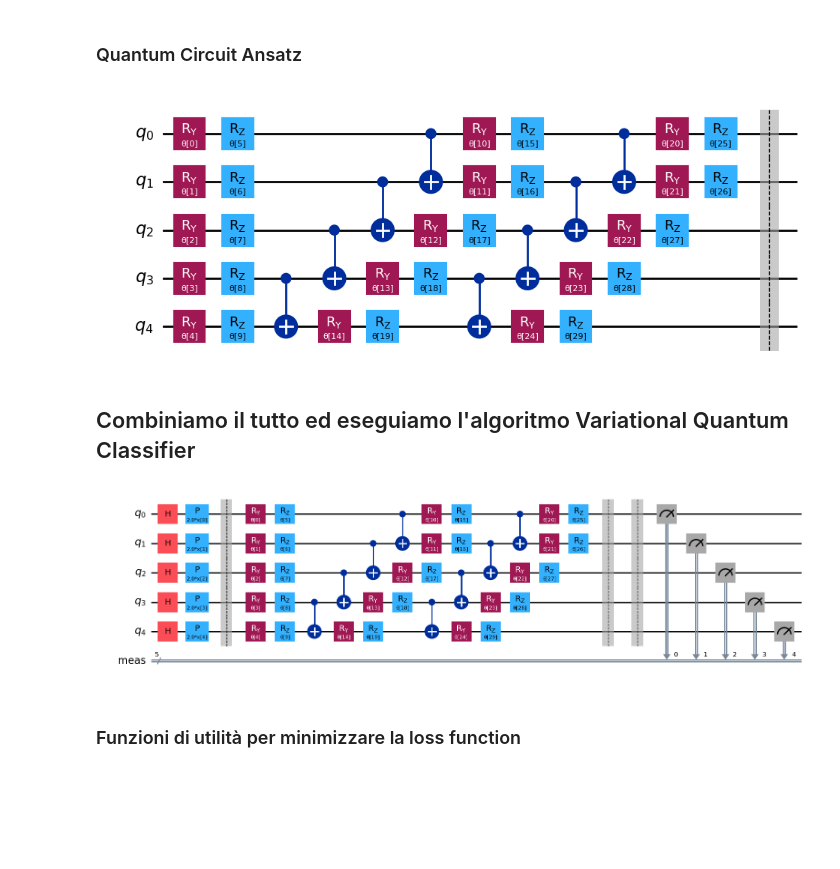
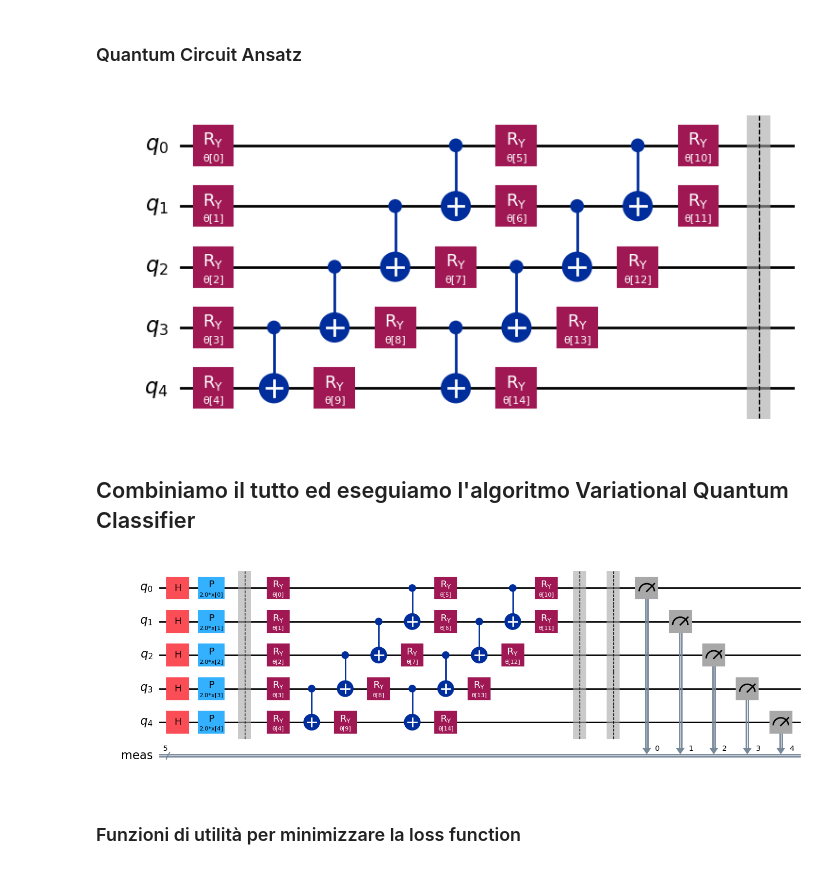
Before and after one commit to roccovardaro/vqc-diabetes-prediction, a Jupyter notebook: VQC.ipynb, the cells around one changed output. Drawn from its saved outputs; the diff is of its cells as text; code cells hidden in the pictures; blank space fills up the shorter version.

```diff
--- a/VQC.ipynb
+++ b/VQC.ipynb
@@ -72,12 +72,12 @@ feature_map.decompose().draw(output="mpl", fold=20)
 # %%
 from qiskit.circuit.library import EfficientSU2, RealAmplitudes
 
-ansatz=EfficientSU2(num_features,reps=2)
-#ansatz=RealAmplitudes(num_features,reps=2)
+#ansatz=EfficientSU2(num_features,reps=2)
+ansatz=RealAmplitudes(num_features,reps=2)
 ansatz.barrier()
 ansatz.decompose().draw(output="mpl", fold=20)
 # %% [output]
-[figure, old version]
+[figure, new version]
 # %% [markdown]
 ## Combiniamo il tutto ed eseguiamo l'algoritmo Variational Quantum Classifier
 # %%
@@ -85,7 +85,7 @@ ad_hoc_circuit = feature_map.compose(ansatz)
 ad_hoc_circuit.measure_all()
 ad_hoc_circuit.decompose().draw(output="mpl", style="iqp")
 # %% [output]
-[figure, old version]
+[figure, new version]
 # %% [markdown]
 ### Funzioni di utilità per minimizzare la loss function
 # %%
```
Also changed, not shown: parts of 1 cell of this notebook, 1 other file.
